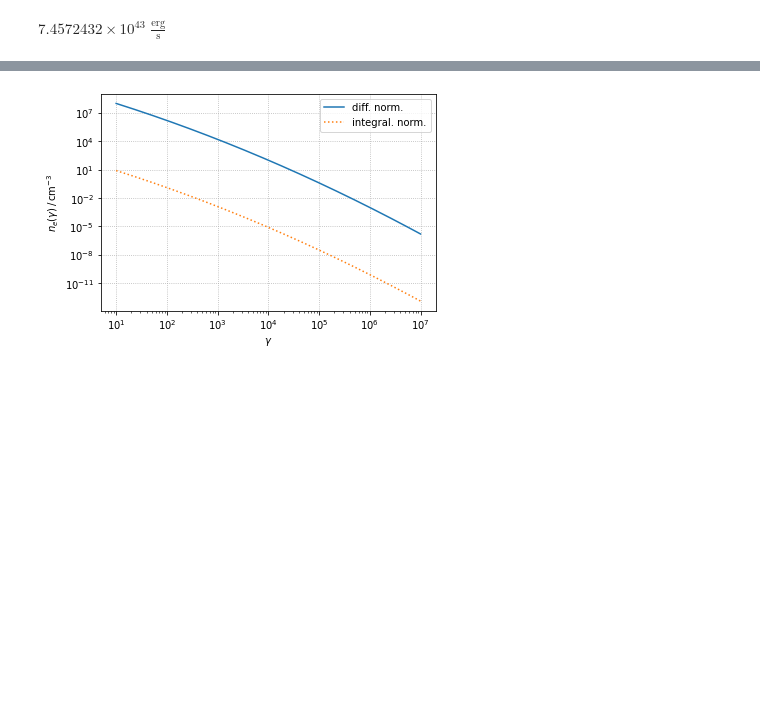
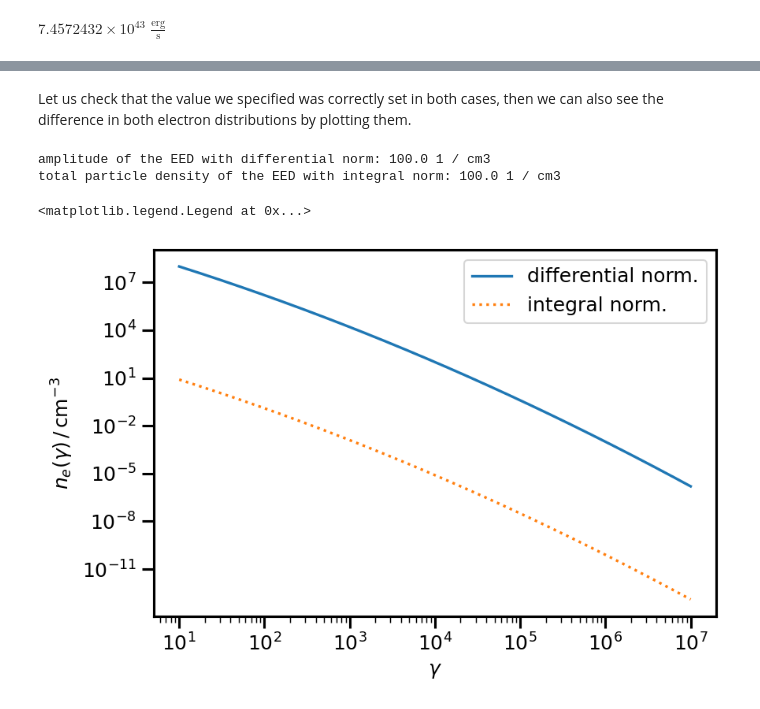
Before and after one commit to cosimoNigro/agnpy-kashmir-VHE-workshop, a Jupyter notebook: 0_emission_region.ipynb, the cells around one changed output, grey strips where cells are left out. Drawn from its saved outputs; the diff is of its cells as text; code cells hidden in the pictures; blank space fills up the shorter version.

Commit message:
finalised tutorial on the electron distribution

```diff
--- a/0_emission_region.ipynb
+++ b/0_emission_region.ipynb
@@ -83,6 +115,7 @@ spectrum_pars = {
 
 spectrum_dict = {"type": "LogParabola", "parameters": spectrum_pars}
 # %%
+# let us initialise one blob with the differential normalisation mode
 blob_norm_diff = Blob(
     R_b,
     z,
@@ -91,8 +124,9 @@ blob_norm_diff = Blob(
     B,
     spectrum_norm,
     spectrum_dict,
-    spectrum_norm_type="differential"
+    spectrum_norm_type="differential",
 )
+# and the other with the integral normalisation mode
 blob_norm_int = Blob(
     R_b,
     z,
@@ -101,13 +135,20 @@ blob_norm_int = Blob(
     B,
     spectrum_norm,
     spectrum_dict,
-    spectrum_norm_type="integral"
+    spectrum_norm_type="integral",
 )
+# %% [markdown]
+Let us check that the value we specified was correctly set in both cases, then we can also see the difference in both electron distributions by plotting them.
+# %%
+print("amplitude of the EED with differential norm:", blob_norm_diff.n_e.k_e)
+print("total particle density of the EED with integral norm:", blob_norm_int.n_e_tot)
+# %% [output]
+amplitude of the EED with differential norm: 100.0 1 / cm3
+total particle density of the EED with integral norm: 100.0 1 / cm3
 # %%
-blob_norm_diff.plot_n_e(label="diff. norm.")
-blob_norm_int.plot_n_e(label="integral. norm.", ls=":")
+blob_norm_diff.plot_n_e(label="differential norm.")
+blob_norm_int.plot_n_e(label="integral norm.", ls=":")
 plt.legend()
-plt.grid(ls=":")
-plt.show()
 # %% [output]
+<matplotlib.legend.Legend at 0x...>
-[figure, old version]
+[figure, new version]
```
Also changed, not shown: parts of 14 cells of this notebook.
